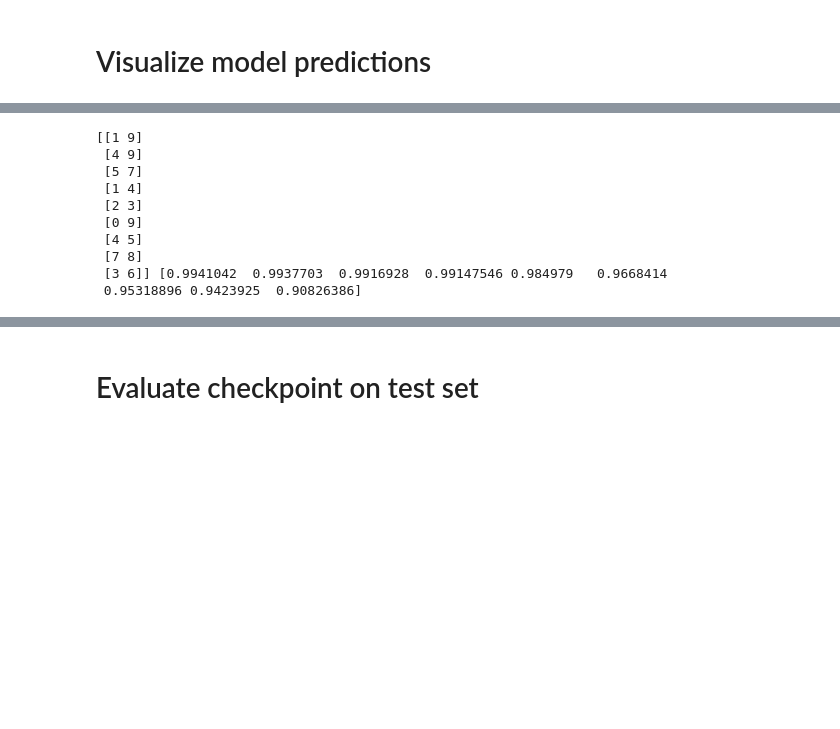
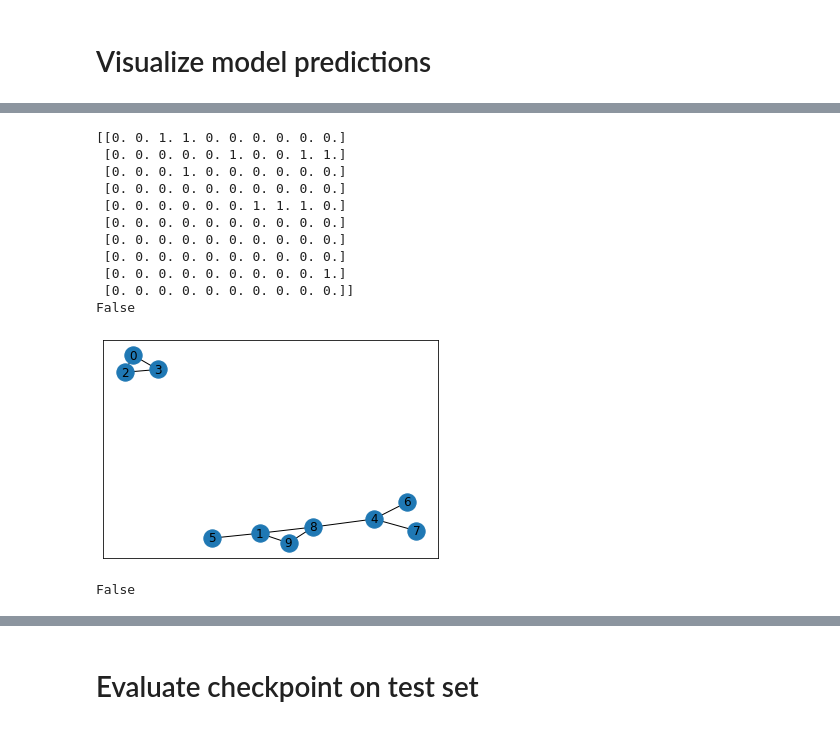
Before and after one commit to BrandonKates/graph-convnet-tsp, a Jupyter notebook: main_mst.ipynb, the cells around one changed output, grey strips where cells are left out. Cells and saved outputs as stored; diff of their text form; code cells hidden in the pictures; blank space fills up the shorter version.

```diff
--- a/main_mst.ipynb
+++ b/main_mst.ipynb
@@ -687,17 +678,48 @@ def _edges_to_node_pairs_torch(W, k, n):
     pairs = torch.unique(torch.Tensor([find_coords(idx,n) for idx in idxs]),dim=0)
 
 #_edges_to_node_pairs_torch(y_probs[0], k=30, n=10)
-# %%
-pairs, edge_preds = _edges_to_node_pairs(y_probs[0].cpu().numpy(), threshold = 0.9)
-print(pairs, edge_preds)
-# %% [output]
-[[1 9]
- [4 9]
- [5 7]
- [1 4]
- [2 3]
- [0 9]
- [4 5]
- [7 8]
- [3 6]] [0.9941042  0.9937703  0.9916928  0.99147546 0.984979   0.9668414
- 0.95318896 0.9423925  0.90826386]
+# %%
+node_pairs = [[4, 7], [1, 9], [8, 9], [1, 8], [2, 3], [0, 2], [0, 3], [4, 6], [4, 8], [1, 5]]
+def getAdjMat(edges, n):
+    adjMat = np.zeros((n,n))
+    for edge in edges:
+        adjMat[tuple(edge)] = 1
+    return adjMat
+adjMat = getAdjMat(node_pairs, 10)
+print(adjMat)
+G = nx.from_numpy_matrix(adjMat)
+nx.draw_networkx(G)
+print(nx.is_connected(G))
+# %% [output]
+[[0. 0. 1. 1. 0. 0. 0. 0. 0. 0.]
+ [0. 0. 0. 0. 0. 1. 0. 0. 1. 1.]
+ [0. 0. 0. 1. 0. 0. 0. 0. 0. 0.]
+ [0. 0. 0. 0. 0. 0. 0. 0. 0. 0.]
+ [0. 0. 0. 0. 0. 0. 1. 1. 1. 0.]
+ [0. 0. 0. 0. 0. 0. 0. 0. 0. 0.]
+ [0. 0. 0. 0. 0. 0. 0. 0. 0. 0.]
+ [0. 0. 0. 0. 0. 0. 0. 0. 0. 0.]
+ [0. 0. 0. 0. 0. 0. 0. 0. 0. 1.]
+ [0. 0. 0. 0. 0. 0. 0. 0. 0. 0.]]
+False
+[figure, added]
+# %%
+# G is mst_pred_graph, n is the number of nodes in the graph
+# Evaluator function
+def is_spanning_tree(G):
+    return nx.is_connected(G) and G.number_of_nodes()-1 == G.number_of_edges()
+
+def compare_edges_nodes():
+    n_nodes = G.number_of_nodes()-1
+    n_edges = G.number_of_edges()
+    if n_nodes == n_edges:
+        return 0
+    if n_edges > n_nodes:
+        return 1
+    if n_edges < n_nodes:
+        return -1
+is_spanning_tree(G)
+
+# use the highest probability edge between two sets of nodes in the dfs traversal (if the graph is not )
+# %% [output]
+False
```
Also changed, not shown: parts of 9 cells of this notebook.
